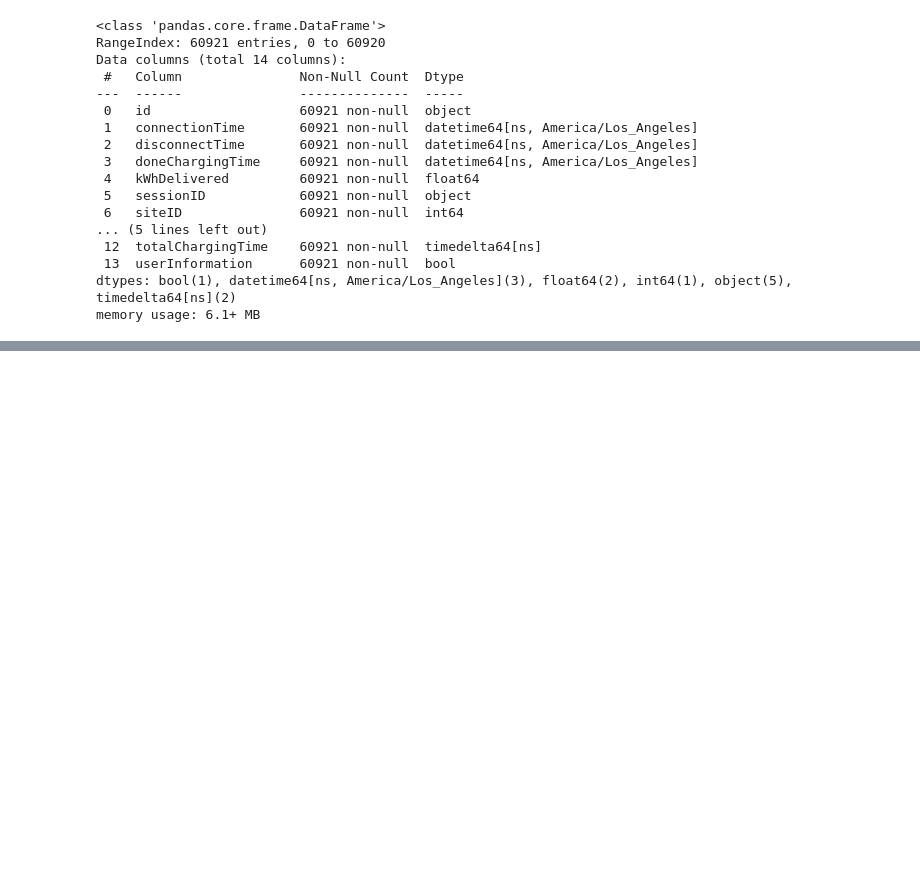
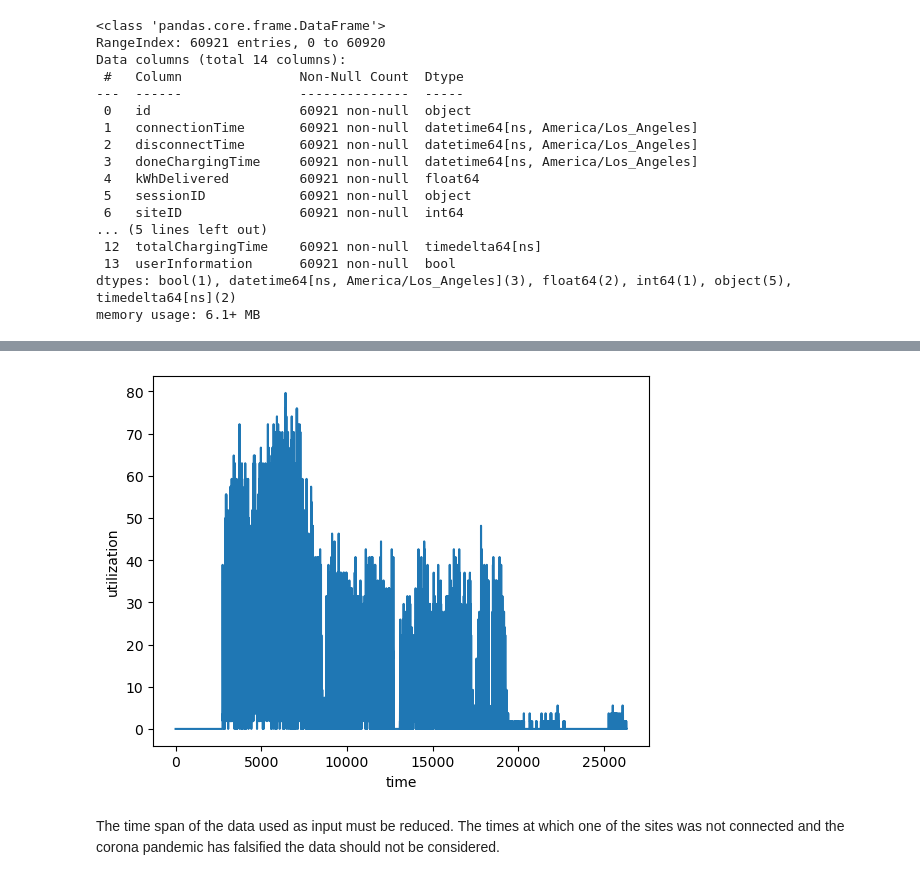
Before and after one commit to linusslange/AnalyticsAndApplications, a Jupyter notebook: UtilizationPredictionPreprocessing.ipynb, the cells around one changed output, grey strips where cells are left out. Drawn from its saved outputs; the diff is of its cells as text; code cells hidden in the pictures; blank space fills up the shorter version.

```diff
--- a/UtilizationPredictionPreprocessing.ipynb
+++ b/UtilizationPredictionPreprocessing.ipynb
@@ -227,0 +259,14 @@ memory usage: 1.7+ MB
+# %%
+x = Input_hourly["time_id"]
+y = Input_hourly["site2_utilization_percentage"]
+
+plt.plot(x, y)
+
+plt.xlabel('time')
+plt.ylabel('utilization')
+
+plt.show()
+# %% [output]
+[figure, added]
+# %% [markdown]
+The time span of the data used as input must be reduced. The times at which one of the sites was not connected and the corona pandemic has falsified the data should not be considered.
```
Also changed, not shown: parts of 15 cells of this notebook, 1 other file.
